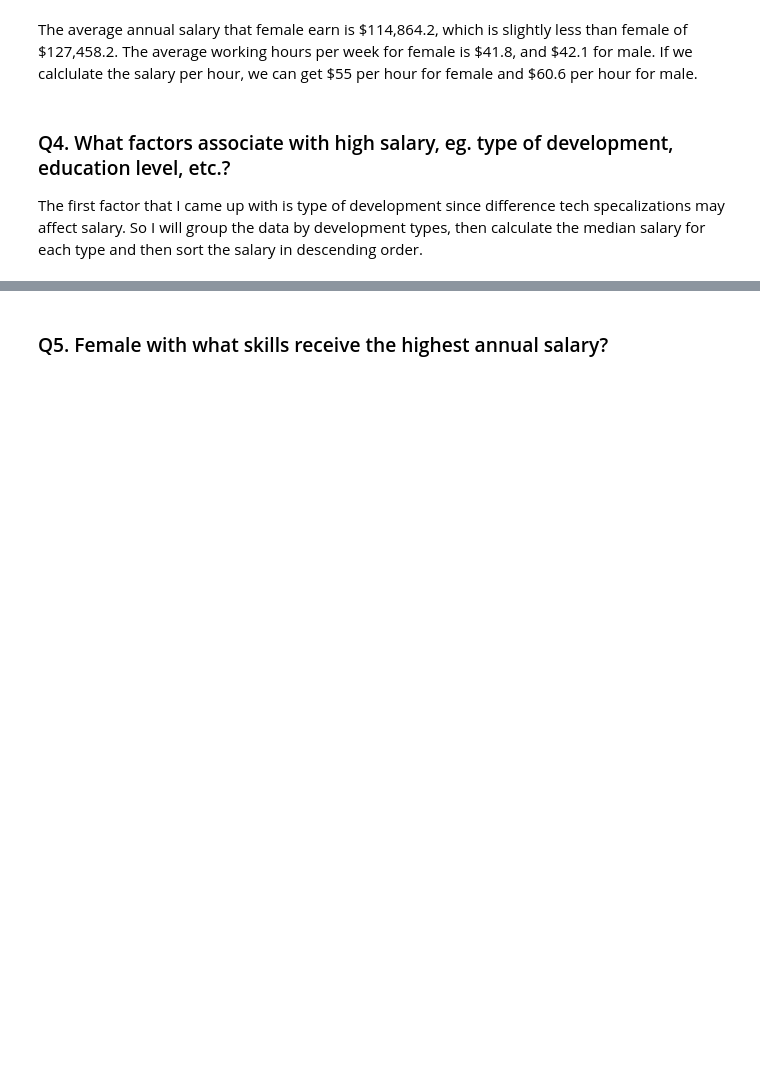
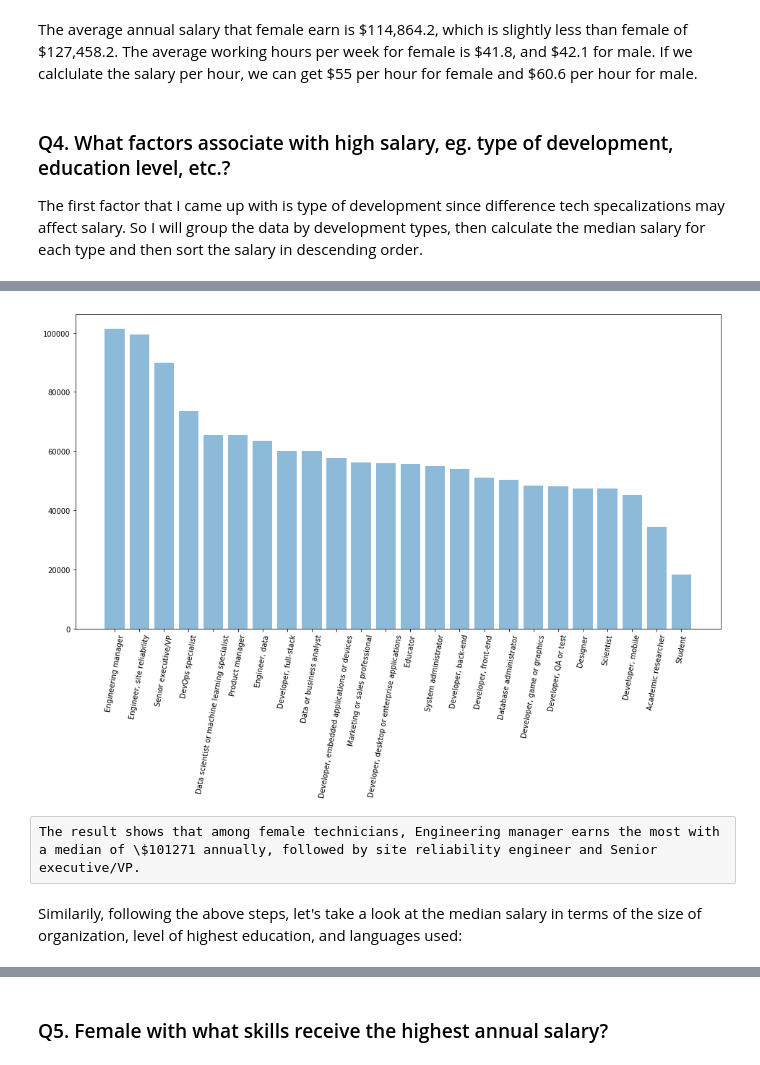
Before and after one commit to Lamasheg/stackoverflow_survey_2019, a Jupyter notebook: stackoverflow_survey.ipynb, the cells around one changed output, grey strips where cells are left out. Drawn from its saved outputs; the diff is of its cells as text; code cells hidden in the pictures; blank space fills up the shorter version.

```diff
--- a/stackoverflow_survey.ipynb
+++ b/stackoverflow_survey.ipynb
@@ -529,0 +380,4 @@ KeyError: ''
+# %%
+# slice the columns we want to check, drop the missing values
+dev_salary = women_df.loc[:,['DevType','ConvertedComp']].dropna()
+dev_salary.head()
@@ -529,0 +401,3 @@ KeyError: ''
+# %%
+# Split strings in 'DevType' and concat with 'ConvertedComp' column
+dev_salary_split = p.split_and_concat(dev_salary,'DevType','ConvertedComp')
@@ -529,0 +406,4 @@ KeyError: ''
+# %%
+# Group by 'DevType' and calculate median salary for each group
+dev_salary_group= p.group_and_agg(dev_salary_split,'DevType').reset_index(drop=True)
+dev_salary_group
@@ -529,0 +428,12 @@ KeyError: ''
+# %%
+plt.figure(figsize=(16,8))
+y_pos = np.arange(dev_salary_group.shape[0])
+plt.bar(y_pos, dev_salary_group['ConvertedComp'],alpha=0.5)
+plt.xticks(y_pos,dev_salary_group['DevType'],rotation=80)
+plt.show()
+# %% [output]
+[figure, added]
+# %% [raw]
+The result shows that among female technicians, Engineering manager earns the most with a median of \$101271 annually, followed by site reliability engineer and Senior executive/VP.
+# %% [markdown]
+Similarily, following the above steps, let's take a look at the median salary in terms of the size of organization, level of highest education, and languages used:
```
Also changed, not shown: parts of 54 cells of this notebook.
